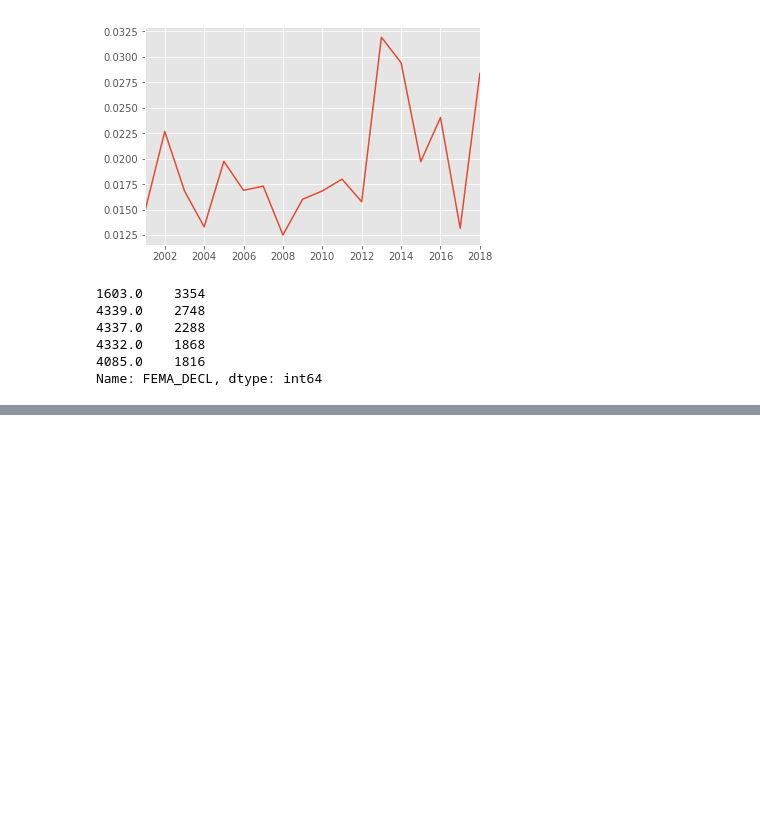
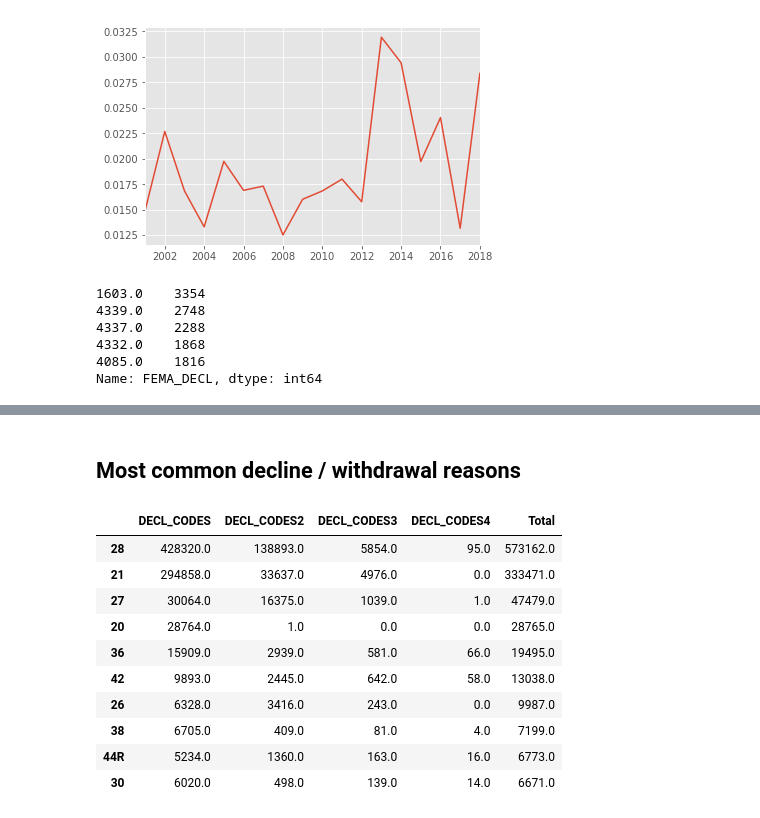
Before and after one commit to PublicI/sba-disaster-loans, a Jupyter notebook: SBA Data Analysis.ipynb, the cells around one changed output, grey strips where cells are left out. Cells and saved outputs as stored; diff of their text form; code cells hidden in the pictures; blank space fills up the shorter version.

Commit message:
added code to count frequency of denial/withdrawal reasons

```diff
--- a/SBA Data Analysis.ipynb
+++ b/SBA Data Analysis.ipynb
@@ -177,7 +177,7 @@ Data cleaning
 # %%
 for col in ['DECL_CODES','DECL_CODES2','DECL_CODES3','DECL_CODES4','FEMA_DECL']:
     df_declines[col] = df_declines[col].apply(str)
-    df_declines[col] = df_declines[col].apply(lambda s: s.replace(".0","") if isinstance(s,str) else str(s))
+    df_declines[col] = df_declines[col].apply(lambda s: s.replace(".0","").replace(" ","") if isinstance(s,str) else str(s))
 df_declines['DECL_CODES'].value_counts().head()
 # %% [output]
 28    428320
@@ -1035,0 +1074,26 @@ Name: FEMA_DECL, dtype: int64
+# %% [markdown]
+## Most common decline / withdrawal reasons
+# %%
+df_decline_codes_1_2 = pd.merge(df_declines['DECL_CODES'].value_counts(),df_declines['DECL_CODES2'].value_counts(),
+                                left_index = True, right_index = True, how = "outer")
+df_decline_codes_1_2_3 = pd.merge(df_decline_codes_1_2, df_declines['DECL_CODES3'].value_counts(),
+                                  left_index = True, right_index = True, how = "outer")
+df_decline_codes = pd.merge(df_decline_codes_1_2_3, df_declines['DECL_CODES4'].value_counts(), left_index = True,
+                            right_index = True, how = "outer")
+df_decline_codes.fillna(value = 0, inplace = True)
+df_decline_codes['Total'] = df_decline_codes.sum(axis = 1)
+df_decline_codes.sort_values(by = "Total", ascending = False, inplace = True)
+df_decline_codes.drop(["nan",""], inplace = True, axis = 0) # remove missing values
+df_decline_codes.head(10)
+# %% [output]
+|  | DECL_CODES | DECL_CODES2 | DECL_CODES3 | DECL_CODES4 | Total |
+| 28 | 428320.0 | 138893.0 | 5854.0 | 95.0 | 573162.0 |
+| 21 | 294858.0 | 33637.0 | 4976.0 | 0.0 | 333471.0 |
+| 27 | 30064.0 | 16375.0 | 1039.0 | 1.0 | 47479.0 |
+| 20 | 28764.0 | 1.0 | 0.0 | 0.0 | 28765.0 |
+| 36 | 15909.0 | 2939.0 | 581.0 | 66.0 | 19495.0 |
+| 42 | 9893.0 | 2445.0 | 642.0 | 58.0 | 13038.0 |
+| 26 | 6328.0 | 3416.0 | 243.0 | 0.0 | 9987.0 |
+| 38 | 6705.0 | 409.0 | 81.0 | 4.0 | 7199.0 |
+| 44R | 5234.0 | 1360.0 | 163.0 | 16.0 | 6773.0 |
+| 30 | 6020.0 | 498.0 | 139.0 | 14.0 | 6671.0 |
```
Also changed, not shown: parts of 14 cells of this notebook.
